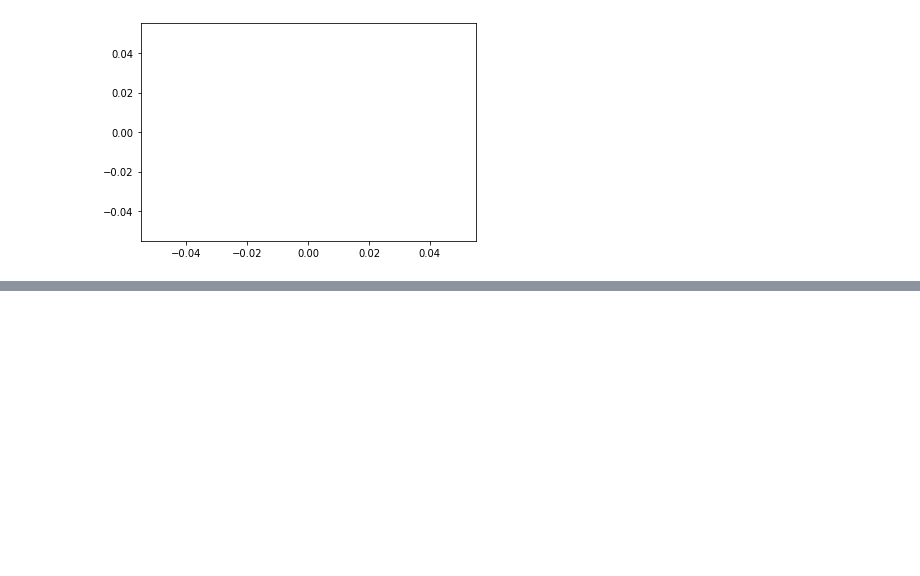
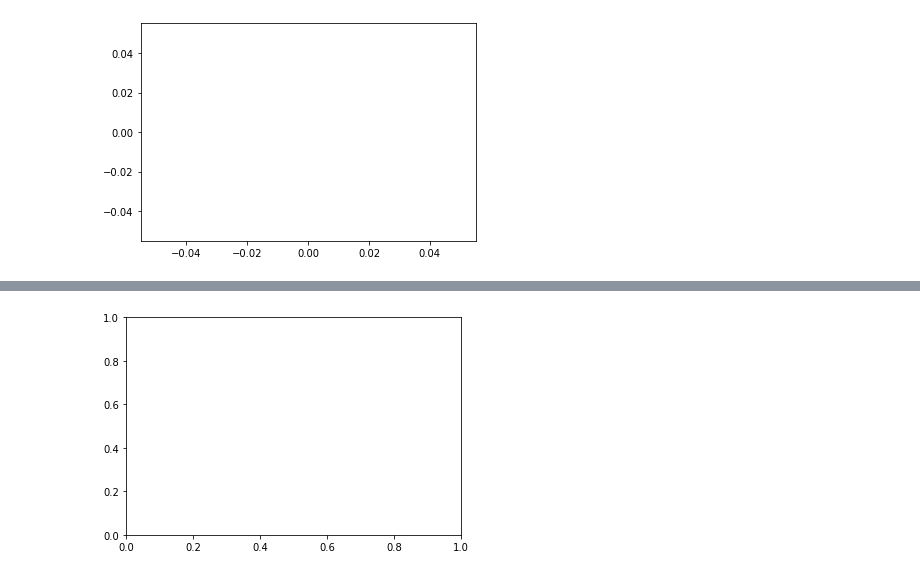
Before and after one commit to cwg7/Matplotlib-works, a Jupyter notebook: matplotlib_Overview.ipynb, the cells around one changed output, grey strips where cells are left out. Saved outputs shown, nothing was run; the diff lists cells and outputs as text; code cells hidden in the pictures; blank space fills up the shorter version.

```diff
--- a/matplotlib_Overview.ipynb
+++ b/matplotlib_Overview.ipynb
@@ -10,0 +30,7 @@ plt.plot()
+# %%
+# 1st method
+fig = plt.figure() # creates a figure
+ax = fig.add_subplot() # adds some axes
+plt.show()
+# %% [output]
+[figure, added]
```
Also changed, not shown: parts of 5 cells of this notebook.
